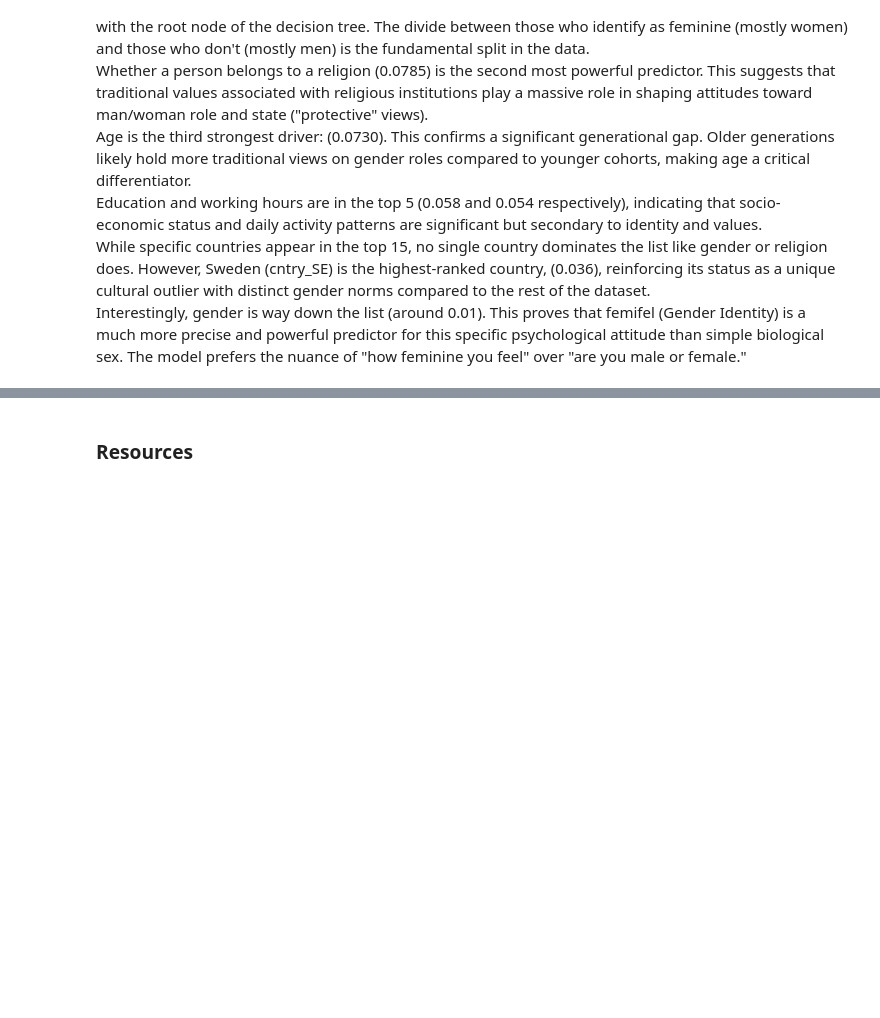
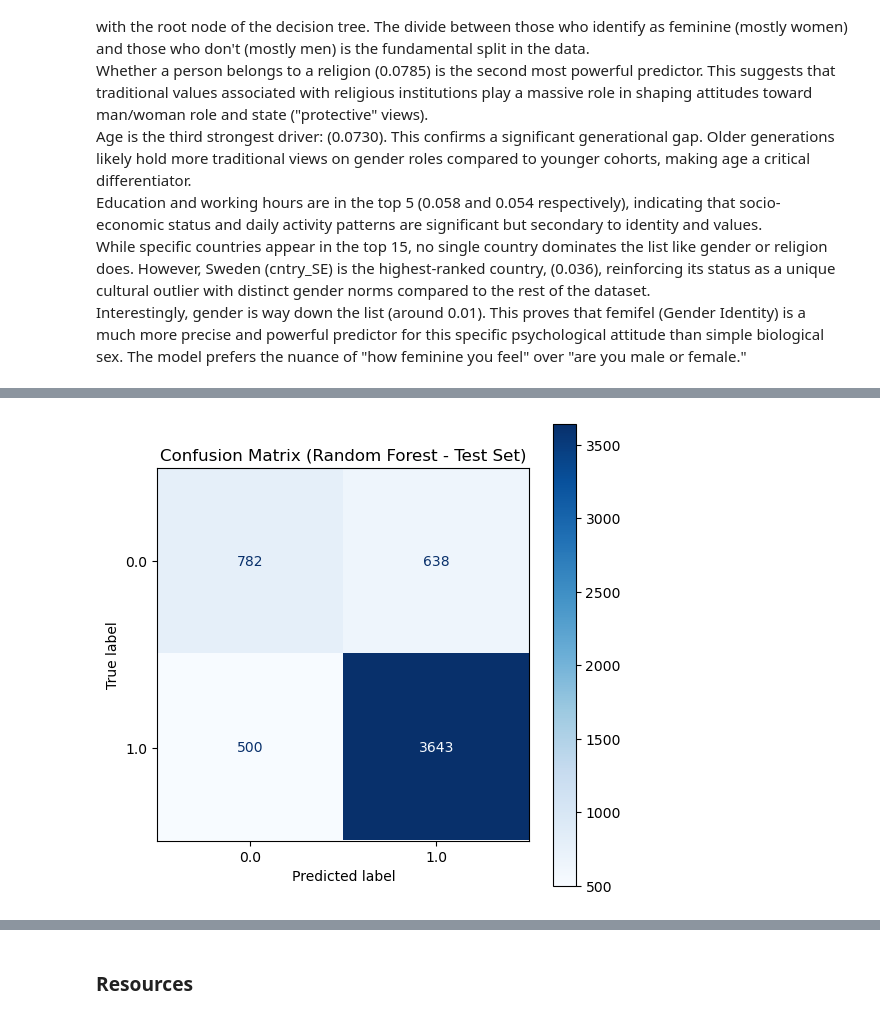
Before and after one commit to julia-martyniuk/ML_2_Classification, a Jupyter notebook: Classification.ipynb, the cells around one changed output, grey strips where cells are left out. Drawn from its saved outputs; the diff is of its cells as text; code cells hidden in the pictures; blank space fills up the shorter version.

Commit message:
Added Random forest model and comments

```diff
--- a/Classification.ipynb
+++ b/Classification.ipynb
@@ -1241,0 +1309,11 @@ Interestingly, gender is way down the list (around 0.01). This proves that femif
+# %%
+# Evaluate the Best Model on the Test Set
+y_pred_test = best_rndf.predict(X_test)
+y_proba_test = best_rndf.predict_proba(X_test)[:, 1]
+
+print('Test Set Metrics')
+print(classification_report(y_test, y_pred_test))
+
+# AUC-ROC Score
+auc_roc = roc_auc_score(y_test, y_proba_test)
+print(f'ROC AUC Score: {auc_roc:.4f}')
@@ -1241,0 +1335,10 @@ Interestingly, gender is way down the list (around 0.01). This proves that femif
+# %%
+# Confusion Matrix
+cm = confusion_matrix(y_test, y_pred_test)
+disp = ConfusionMatrixDisplay(confusion_matrix=cm, display_labels=best_rndf.classes_)
+fig, ax = plt.subplots(figsize=(6, 6))
+disp.plot(ax=ax, cmap=plt.cm.Blues)
+plt.title('Confusion Matrix (Random Forest - Test Set)')
+plt.show()
+# %% [output]
+[figure, added]
```
Also changed, not shown: parts of 25 cells of this notebook.
